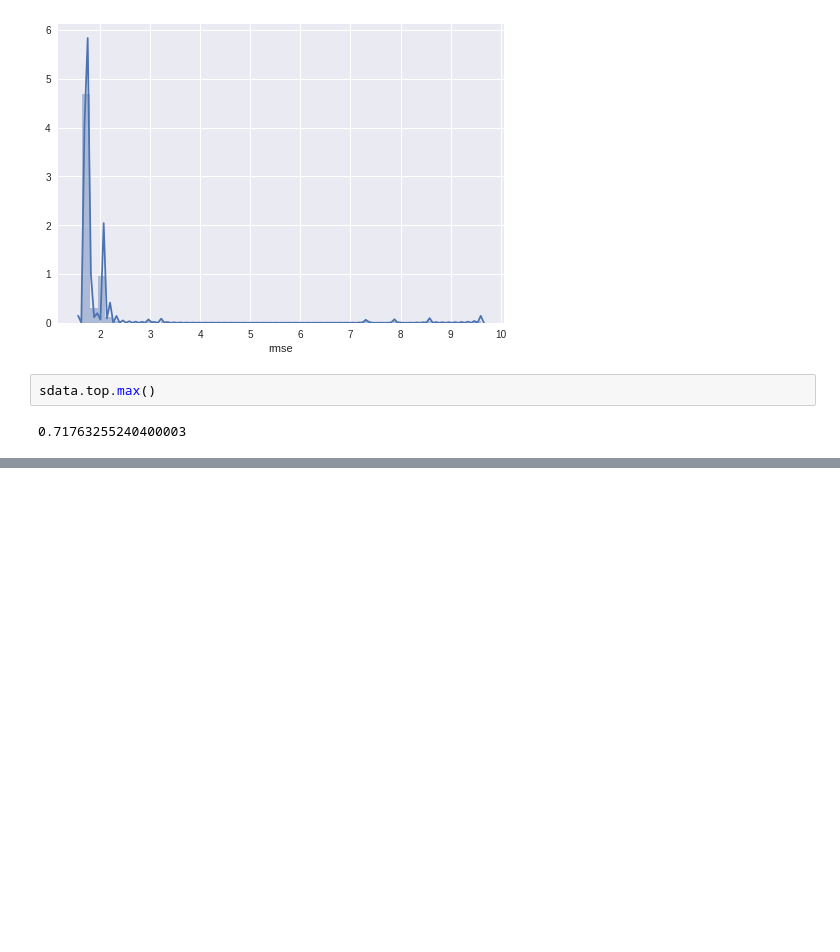
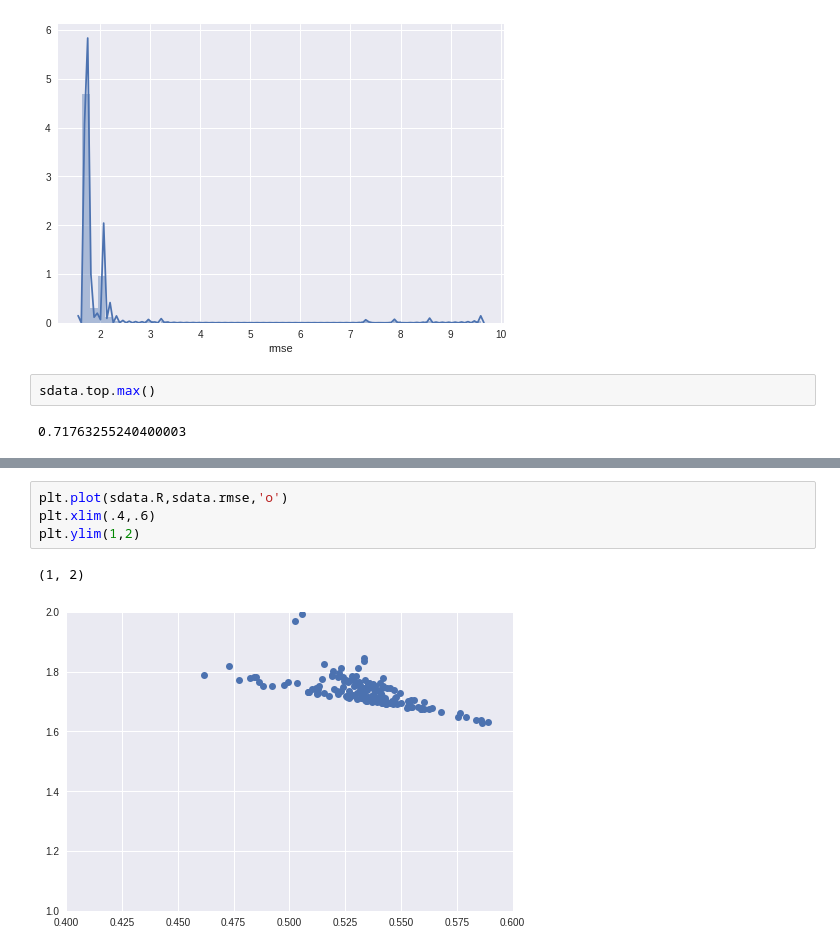
Before and after one commit to gnina/scripts, a Jupyter notebook: affinity_search/summaries.ipynb, the cells around one changed output, grey strips where cells are left out. Drawn from its saved outputs; the diff is of its cells as text; blank space fills up the shorter version.

```diff
--- a/affinity_search/summaries.ipynb
+++ b/affinity_search/summaries.ipynb
@@ -175,0 +197,7 @@ sdata.top.max()
+# %%
+plt.plot(sdata.R,sdata.rmse,'o')
+plt.xlim(.4,.6)
+plt.ylim(1,2)
+# %% [output]
+(1, 2)
+[figure, added]
```
Also changed, not shown: parts of 1 cell of this notebook.
